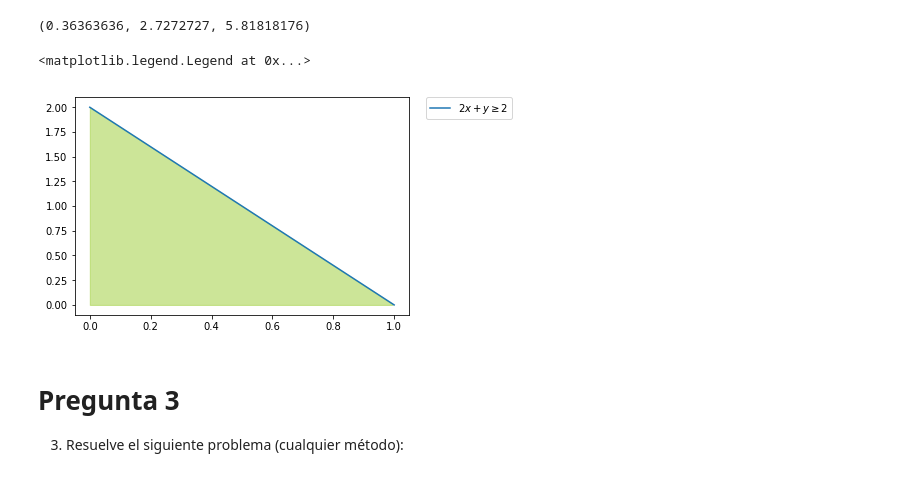
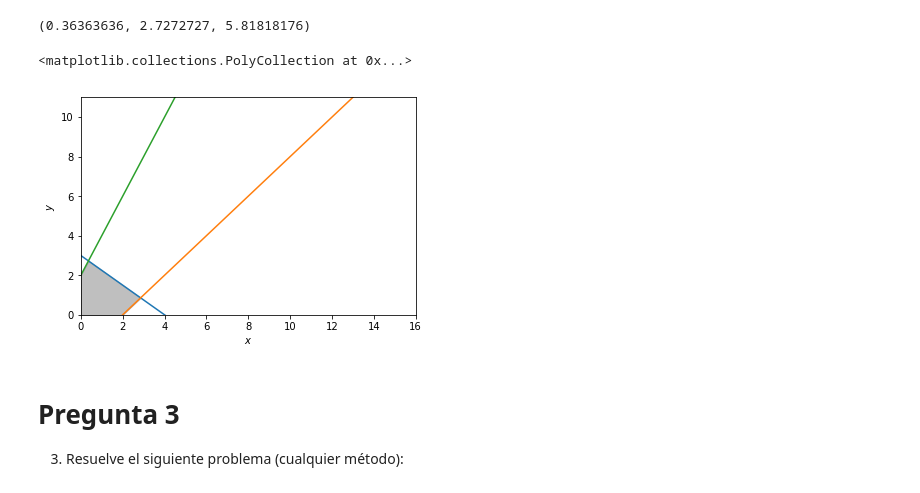
Before and after one commit to YessiRocha/programacion-lineal, a Jupyter notebook: Solución examen 1.ipynb, the cells around one changed output. Saved outputs shown, nothing was run; the diff lists cells and outputs as text; code cells hidden in the pictures.

```diff
--- a/Solución examen 1.ipynb
+++ b/Solución examen 1.ipynb
@@ -105,37 +105,35 @@ value(x1), value(x2), value(prob.objective)
 # %%
 import numpy as np
 import matplotlib.pyplot as plt
 %matplotlib inline
 # Construct lines
 # x > 0
 x = np.linspace(0, 20, 2000)
 # y >0
 y = np.linspace(0,20,2000)
-# 2y <= 25 - x
-y1 = (3*x + 4*y)/12
-# 4y >= 2x - 8
-y2 = (2*x-8)/4.0
-# y <= 2x - 5
-y4 = 2 * x -5
-
+# 3x+4y=12
+y1 = (12 - 3*x)/ 4
+# x-y=2
+y2 = x-2
+# -2x+y=2
+y3 = 2+2*x
 # Make plot
 plt.plot(x, y1, label=r'$y\geq2$')
 plt.plot(x, y2, label=r'$2y\leq25-x$')
 plt.plot(x, y3, label=r'$4y\geq 2x - 8$')
-plt.plot(x, y4, label=r'$y\leq 2x-5$')
+
 plt.xlim((0, 16))
 plt.ylim((0, 11))
 plt.xlabel(r'$x$')
 plt.ylabel(r'$y$')
 
 # Fill feasible region
-y5 = np.minimum(y2, y4)
-y6 = np.maximum(y1, y3)
-plt.fill_between(x, y5, y6, where=y5>y6, color='grey', alpha=0.5)
-plt.legend(bbox_to_anchor=(1.05, 1), loc=2, borderaxespad=0.)
+y5 = np.minimum(y1, y2)
+y6 = np.minimum(y1, y3)
+plt.fill_between(x, y5, y6, where=y5<y6, color='grey', alpha=0.5)
 # %% [output]
-<matplotlib.legend.Legend at 0x...>
+<matplotlib.collections.PolyCollection at 0x...>
-[figure, old version]
+[figure, new version]
 # %% [markdown]
 # Pregunta 3
 3. Resuelve el siguiente problema (cualquier método):
```
